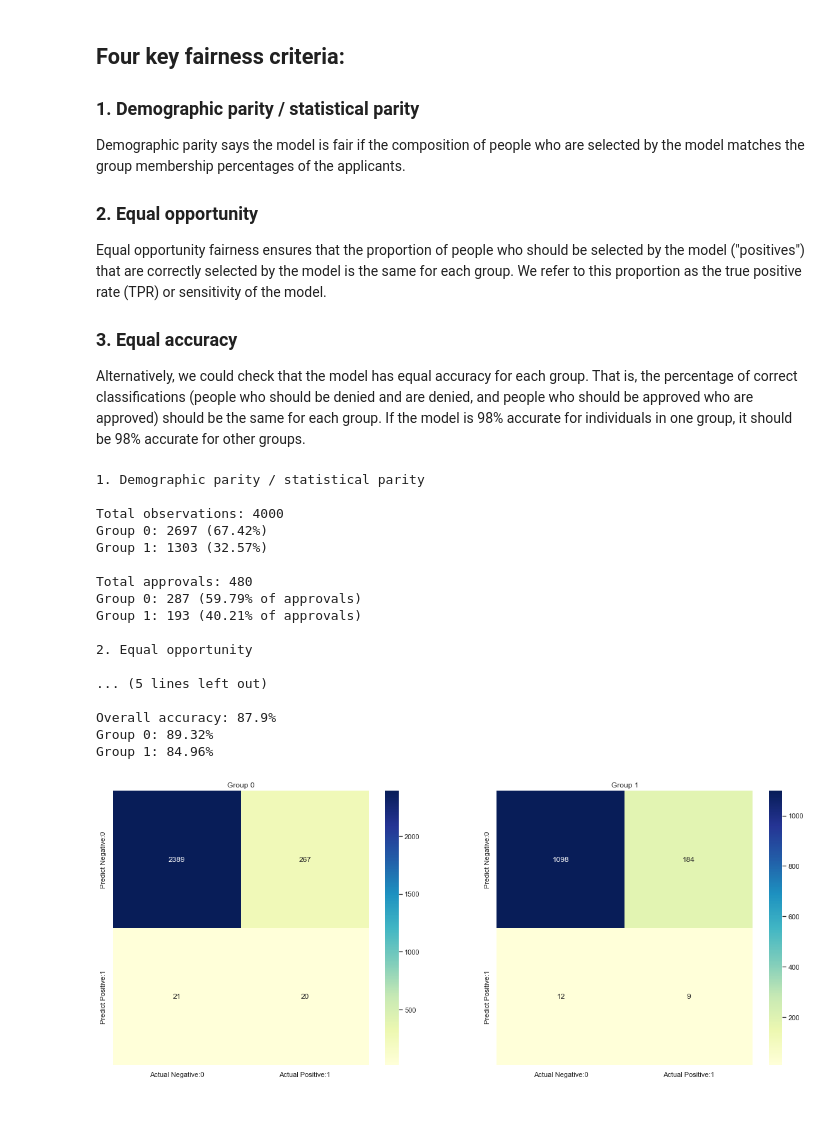
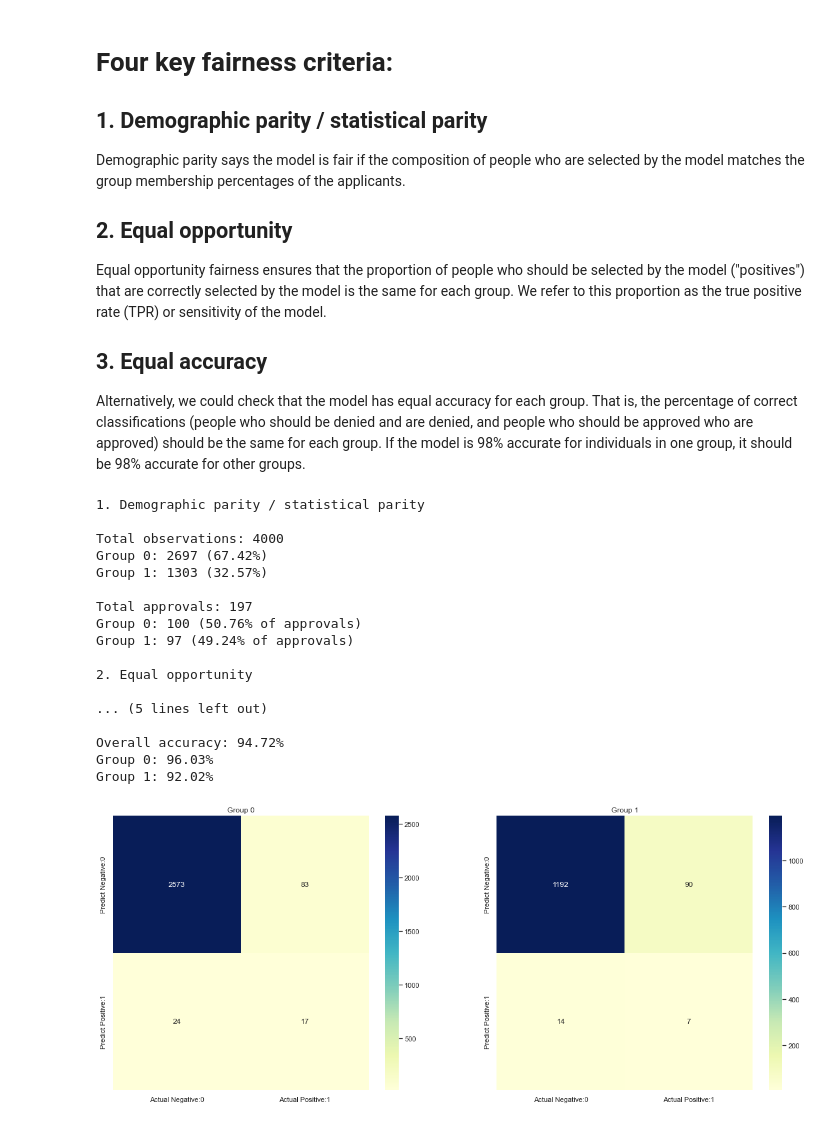
Before and after one commit to jw-zima/credit-admission-prediction-python, a Jupyter notebook: notebooks/4.0-jw-model-fairness-analysis.ipynb, the cells around one changed output. Cells and saved outputs as stored; diff of their text form; code cells hidden in the pictures.

Commit message:
moving UDFs to python script, replacement of lgbm into rf model in bias analysis

```diff
--- a/notebooks/4.0-jw-model-fairness-analysis.ipynb
+++ b/notebooks/4.0-jw-model-fairness-analysis.ipynb
@@ -11,13 +16,13 @@ os.chdir("..")
 # %% [markdown]
-## Four key fairness criteria:
-### **1. Demographic parity / statistical parity**
+# Four key fairness criteria:
+## **1. Demographic parity / statistical parity**
 
 Demographic parity says the model is fair if the composition of people who are selected by the model matches the group membership percentages of the applicants.
 
-### **2. Equal opportunity**
+## **2. Equal opportunity**
 
 Equal opportunity fairness ensures that the proportion of people who should be selected by the model ("positives") that are correctly selected by the model is the same for each group. We refer to this proportion as the true positive rate (TPR) or sensitivity of the model.
 
-### **3. Equal accuracy**
+## **3. Equal accuracy**
 
 Alternatively, we could check that the model has equal accuracy for each group. That is, the percentage of correct classifications (people who should be denied and are denied, and people who should be approved who are approved) should be the same for each group. If the model is 98% accurate for individuals in one group, it should be 98% accurate for other groups.
@@ -71,28 +29,29 @@ def get_stats(X, y, model, group_one, with_gender = True):
 # %%
-import pickle
-
-infile = open('data/interim/model_training_lgbm','rb')
-lgbm_dict = pickle.load(infile)
+infile = open('data/interim/model_training_rf','rb')
+rf_dict = pickle.load(infile)
 infile.close()
 # %%
-get_stats(lgbm_dict['X_test_data'], lgbm_dict['y_test_data'], lgbm_dict['classifier'], lgbm_dict['X_test_data']["code_gender"]==1)
+get_stats_by_gender(rf_dict['X_test_data'],
+                    rf_dict['y_test_data'],
+                    rf_dict['classifier'],
+                    rf_dict['X_test_data']["code_gender"]==1)
 # %% [output]
 1. Demographic parity / statistical parity
 
 Total observations: 4000
 Group 0: 2697 (67.42%)
 Group 1: 1303 (32.57%)
 
-Total approvals: 480
-Group 0: 287 (59.79% of approvals)
-Group 1: 193 (40.21% of approvals)
+Total approvals: 197
+Group 0: 100 (50.76% of approvals)
+Group 1: 97 (49.24% of approvals)
 
 2. Equal opportunity
 
 ... (5 lines left out)
 
-Overall accuracy: 87.9%
-Group 0: 89.32%
-Group 1: 84.96%
+Overall accuracy: 94.72%
+Group 0: 96.03%
+Group 1: 92.02%
-[figure, old version]
+[figure, new version]
 # %% [markdown]
```
Also changed, not shown: parts of 11 cells of this notebook, 7 other files.
